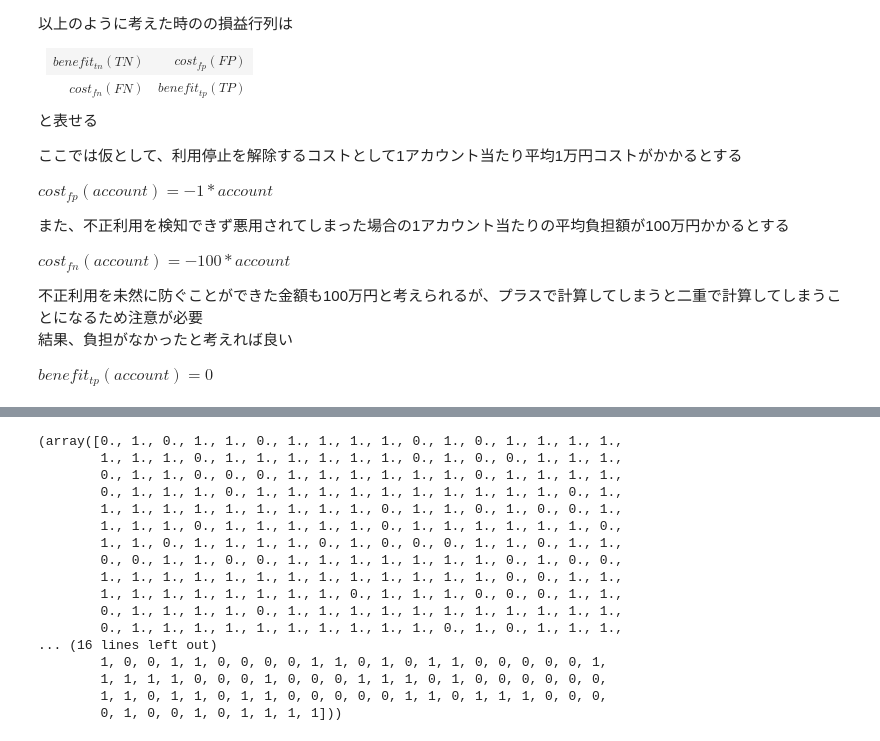
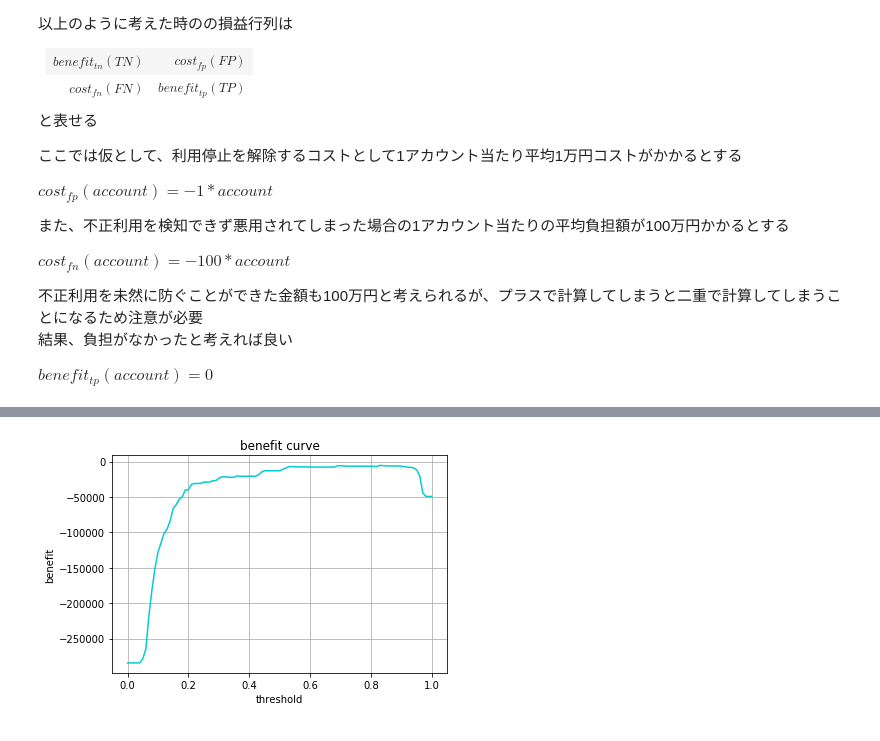
Before and after one commit to Gin04gh/datascience, a Jupyter notebook: kaggle_dataset_credit_card_fraud_detection/notebook.ipynb, the cells around one changed output, grey strips where cells are left out. Cells and saved outputs as stored; diff of their text form; code cells hidden in the pictures.

```diff
--- a/kaggle_dataset_credit_card_fraud_detection/notebook.ipynb
+++ b/kaggle_dataset_credit_card_fraud_detection/notebook.ipynb
@@ -529,29 +538,32 @@ plt.show()
-# %%
-# 利益曲線を作る
-
-pred_prob = vote_soft_model.predict_proba(valid_x)[:, 1] # 不正利用である確率
-valid_y
-
-
-
-pred = np.zeros((len(valid_y)))
-pred[np.where(pred_prob > 0.1)] = 1
-pred, valid_y
-# %% [output]
-(array([0., 1., 0., 1., 1., 0., 1., 1., 1., 1., 0., 1., 0., 1., 1., 1., 1.,
-        1., 1., 1., 0., 1., 1., 1., 1., 1., 1., 0., 1., 0., 0., 1., 1., 1.,
-        0., 1., 1., 0., 0., 0., 1., 1., 1., 1., 1., 1., 0., 1., 1., 1., 1.,
-        0., 1., 1., 1., 0., 1., 1., 1., 1., 1., 1., 1., 1., 1., 1., 0., 1.,
-        1., 1., 1., 1., 1., 1., 1., 1., 1., 0., 1., 1., 0., 1., 0., 0., 1.,
-        1., 1., 1., 0., 1., 1., 1., 1., 1., 0., 1., 1., 1., 1., 1., 1., 0.,
-        1., 1., 0., 1., 1., 1., 1., 0., 1., 0., 0., 0., 1., 1., 0., 1., 1.,
-        0., 0., 1., 1., 0., 0., 1., 1., 1., 1., 1., 1., 1., 0., 1., 0., 0.,
-        1., 1., 1., 1., 1., 1., 1., 1., 1., 1., 1., 1., 1., 0., 0., 1., 1.,
-        1., 1., 1., 1., 1., 1., 1., 1., 0., 1., 1., 1., 0., 0., 0., 1., 1.,
-        0., 1., 1., 1., 1., 0., 1., 1., 1., 1., 1., 1., 1., 1., 1., 1., 1.,
-        0., 1., 1., 1., 1., 1., 1., 1., 1., 1., 1., 0., 1., 0., 1., 1., 1.,
-... (16 lines left out)
-        1, 0, 0, 1, 1, 0, 0, 0, 0, 1, 1, 0, 1, 0, 1, 1, 0, 0, 0, 0, 0, 1,
-        1, 1, 1, 1, 0, 0, 0, 1, 0, 0, 0, 1, 1, 1, 0, 1, 0, 0, 0, 0, 0, 0,
-        1, 1, 0, 1, 1, 0, 1, 1, 0, 0, 0, 0, 0, 1, 1, 0, 1, 1, 1, 0, 0, 0,
-        0, 1, 0, 0, 1, 0, 1, 1, 1, 1]))
+# %%
+# 利益曲線を作る
+
+pred_prob = vote_soft_model.predict_proba(valid_x)[:, 1] # 不正利用である確率
+
+def get_expected_benefit(confusion_matrix):
+
+    confusion_matrix_scaled = np.array([
+        confusion_matrix[0, :]*(len(df[df['Class'] ==0])/sum(confusion_matrix[0, :])),
+        confusion_matrix[1, :]*(len(df[df['Class'] ==1])/sum(confusion_matrix[1, :])),
+    ], dtype=np.int32)
+    tn, fp, fn, tp = confusion_matrix_scaled.flatten()
+    return benefit_tn(tn)+cost_fp(fp)+cost_fn(fn)+benefit_tp(tp)
+
+thresholds = np.linspace(0, 1, 101)
+benefits = np.zeros(len(thresholds))
+
+for i, thresh in enumerate(thresholds):
+
+    pred_tmp = np.zeros((len(valid_y)))
+    pred_tmp[np.where(pred_prob > thresh)] = 1
+    confusion_matrix = metrics.confusion_matrix(valid_y, pred_tmp)
+    benefits[i] = get_expected_benefit(confusion_matrix)
+
+plt.plot(thresholds, benefits, color=base_color)
+plt.xlabel('threshold')
+plt.ylabel('benefit')
+plt.title('benefit curve')
+plt.grid()
+plt.show()
+# %% [output]
+[figure, added]
```
Also changed, not shown: parts of 16 cells of this notebook.
